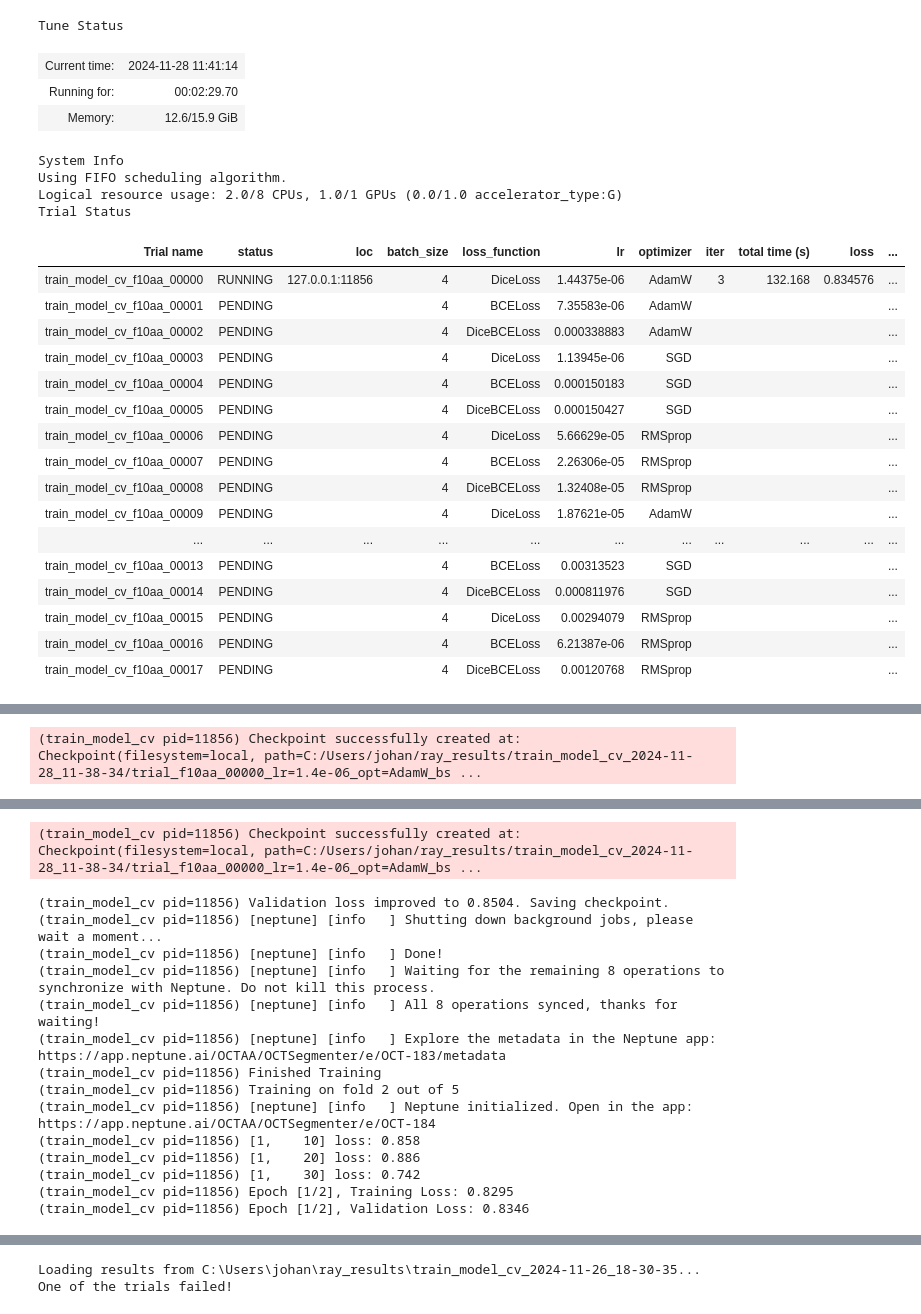
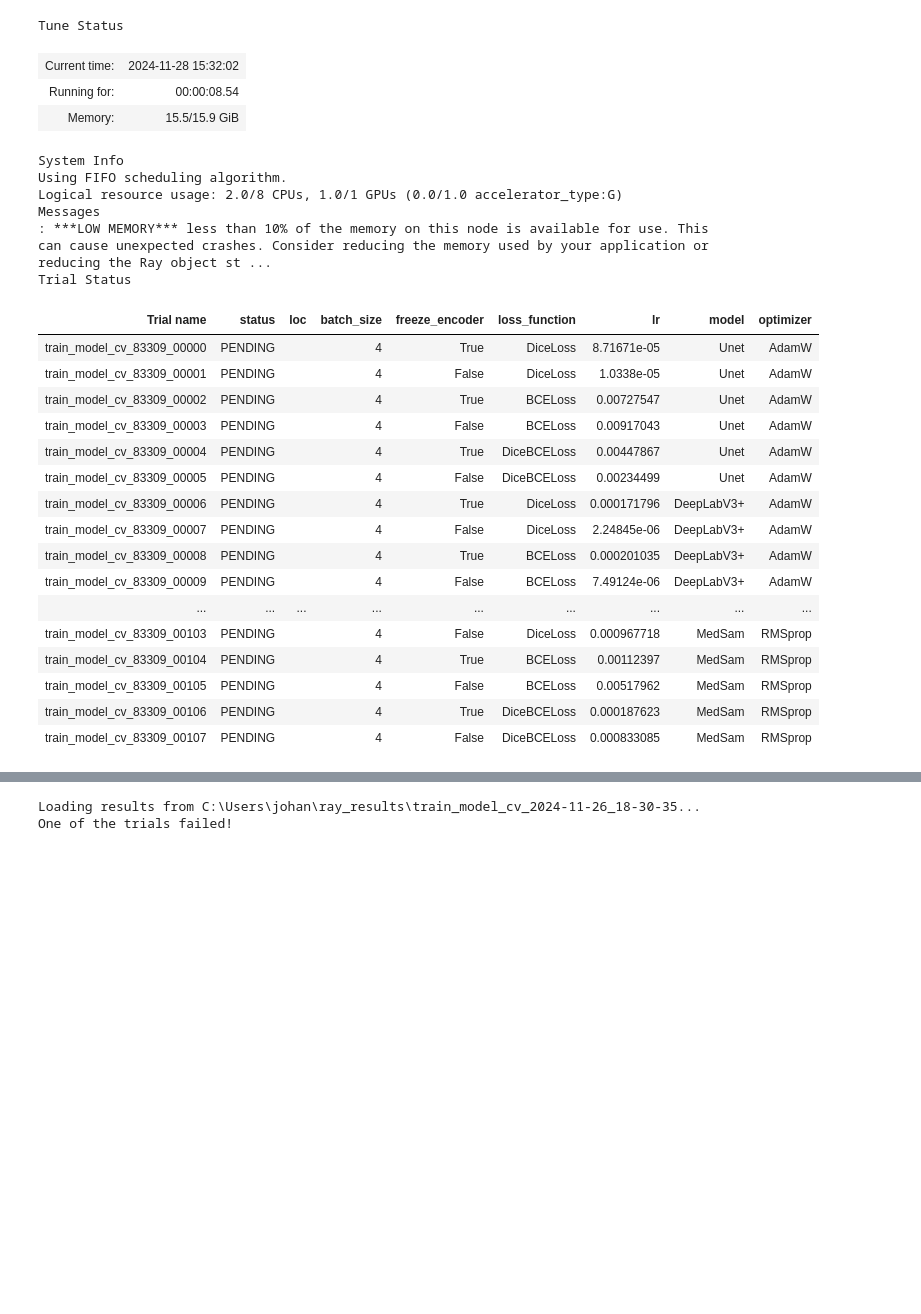
Before and after one commit to SamuelJessen/OCTSegmenter, a Jupyter notebook: training_loop_with_crossvalidation_and_logging.ipynb, the cells around one changed output, grey strips where cells are left out. Saved outputs shown, nothing was run; the diff lists cells and outputs as text; code cells hidden in the pictures; blank space fills up the shorter version.

Commit message:
Now you a unet, deeplabv3+, and medsam will be trained. Added trainingloop just for medsam aswell, it needs imagesize to be 1024.

```diff
--- a/training_loop_with_crossvalidation_and_logging.ipynb
+++ b/training_loop_with_crossvalidation_and_logging.ipynb
@@ -518,7 +656,7 @@ def visualize_cv_splits(metadata_df, n_splits=9):
 # Custom function to shorten trial directory names
 def trial_dirname_creator(trial):
     # Shorten the trial name to only include key parameters
-    return f"trial_{trial.trial_id}_lr={trial.config['lr']:.1e}_opt={trial.config['optimizer']}_bs={trial.config['batch_size']}"
+    return f"trial_{trial.trial_id}_lr={trial.config['lr']:.1e}_opt={trial.config['optimizer']}_bs={trial.config['batch_size']}_model={trial.config['model']}_freeze={trial.config['freeze_encoder']}_loss={trial.config['loss_function']}"
 
 def main(num_samples, gpus_per_trial, epochs, smoke_test, folds):
     if smoke_test:
@@ -540,7 +678,9 @@ def main(num_samples, gpus_per_trial, epochs, smoke_test, folds):
         "optimizer": tune.grid_search(["AdamW", "SGD", "RMSprop"]),
         "folds": folds,
         "patience": 20,
-        "loss_function": tune.grid_search(["DiceLoss", "BCELoss", "DiceBCELoss"])
+        "loss_function": tune.grid_search(["DiceLoss", "BCELoss", "DiceBCELoss"]),
+        "model": tune.grid_search(["Unet", "DeepLabV3+", "MedSam"]),
+        "freeze_encoder": tune.grid_search([True, False]),
     }
 
     # ASHA SCHEDULER, BUT WILL NOT BE USED
@@ -565,51 +705,53 @@ def main(num_samples, gpus_per_trial, epochs, smoke_test, folds):
             tune.with_parameters(train_model_cv),
             resources={"cpu": 2, "gpu": gpus_per_trial}
         ),
         tune_config=tune.TuneConfig(
-            metric="loss",
+            metric="dice_loss",
             mode="min",
             num_samples=num_samples,
             trial_dirname_creator=trial_dirname_creator,
         ),
         param_space=config,
         run_config=run_config,
     )
     results = tuner.fit()
 
     best_result = results.get_best_result("dice_loss", "min")
 
     print("Best trial config: {}".format(best_result.config))
     print("Best trial final validation loss: {}".format(
         best_result.metrics["loss"]))
     print("Best trial final validation accuracy: {}".format(
         best_result.metrics["accuracy"]))
 
     test_best_model(best_result)
 
 main(num_samples=2, gpus_per_trial=1, epochs=2, smoke_test=True, folds=5)
 # %% [output]
 Tune Status
-| Current time: | 2024-11-28 11:41:14 |
-| Running for: | 00:02:29.70 |
-| Memory: | 12.6/15.9 GiB |
+| Current time: | 2024-11-28 15:32:02 |
+| Running for: | 00:00:08.54 |
+| Memory: | 15.5/15.9 GiB |
 System Info
 Using FIFO scheduling algorithm.
 Logical resource usage: 2.0/8 CPUs, 1.0/1 GPUs (0.0/1.0 accelerator_type:G)
+Messages
+: ***LOW MEMORY*** less than 10% of the memory on this node is available for use. This can cause unexpected crashes. Consider reducing the memory used by your application or reducing the Ray object st ...
 Trial Status
-| Trial name | status | loc | batch_size | loss_function | lr | optimizer | iter | total time (s) | loss | ... |
-| train_model_cv_f10aa_00000 | RUNNING | 127.0.0.1:11856 | 4 | DiceLoss | 1.44375e-06 | AdamW | 3 | 132.168 | 0.834576 | ... |
-| train_model_cv_f10aa_00001 | PENDING |  | 4 | BCELoss | 7.35583e-06 | AdamW |  |  |  | ... |
-| train_model_cv_f10aa_00002 | PENDING |  | 4 | DiceBCELoss | 0.000338883 | AdamW |  |  |  | ... |
-| train_model_cv_f10aa_00003 | PENDING |  | 4 | DiceLoss | 1.13945e-06 | SGD |  |  |  | ... |
-| train_model_cv_f10aa_00004 | PENDING |  | 4 | BCELoss | 0.000150183 | SGD |  |  |  | ... |
-| train_model_cv_f10aa_00005 | PENDING |  | 4 | DiceBCELoss | 0.000150427 | SGD |  |  |  | ... |
-| train_model_cv_f10aa_00006 | PENDING |  | 4 | DiceLoss | 5.66629e-05 | RMSprop |  |  |  | ... |
-| train_model_cv_f10aa_00007 | PENDING |  | 4 | BCELoss | 2.26306e-05 | RMSprop |  |  |  | ... |
-| train_model_cv_f10aa_00008 | PENDING |  | 4 | DiceBCELoss | 1.32408e-05 | RMSprop |  |  |  | ... |
-| train_model_cv_f10aa_00009 | PENDING |  | 4 | DiceLoss | 1.87621e-05 | AdamW |  |  |  | ... |
-| ... | ... | ... | ... | ... | ... | ... | ... | ... | ... | ... |
-| train_model_cv_f10aa_00013 | PENDING |  | 4 | BCELoss | 0.00313523 | SGD |  |  |  | ... |
-| train_model_cv_f10aa_00014 | PENDING |  | 4 | DiceBCELoss | 0.000811976 | SGD |  |  |  | ... |
-| train_model_cv_f10aa_00015 | PENDING |  | 4 | DiceLoss | 0.00294079 | RMSprop |  |  |  | ... |
-| train_model_cv_f10aa_00016 | PENDING |  | 4 | BCELoss | 6.21387e-06 | RMSprop |  |  |  | ... |
-| train_model_cv_f10aa_00017 | PENDING |  | 4 | DiceBCELoss | 0.00120768 | RMSprop |  |  |  | ... |
+| Trial name | status | loc | batch_size | freeze_encoder | loss_function | lr | model | optimizer |
+| train_model_cv_83309_00000 | PENDING |  | 4 | True | DiceLoss | 8.71671e-05 | Unet | AdamW |
+| train_model_cv_83309_00001 | PENDING |  | 4 | False | DiceLoss | 1.0338e-05 | Unet | AdamW |
+| train_model_cv_83309_00002 | PENDING |  | 4 | True | BCELoss | 0.00727547 | Unet | AdamW |
+| train_model_cv_83309_00003 | PENDING |  | 4 | False | BCELoss | 0.00917043 | Unet | AdamW |
+| train_model_cv_83309_00004 | PENDING |  | 4 | True | DiceBCELoss | 0.00447867 | Unet | AdamW |
+| train_model_cv_83309_00005 | PENDING |  | 4 | False | DiceBCELoss | 0.00234499 | Unet | AdamW |
+| train_model_cv_83309_00006 | PENDING |  | 4 | True | DiceLoss | 0.000171796 | DeepLabV3+ | AdamW |
+| train_model_cv_83309_00007 | PENDING |  | 4 | False | DiceLoss | 2.24845e-06 | DeepLabV3+ | AdamW |
+| train_model_cv_83309_00008 | PENDING |  | 4 | True | BCELoss | 0.000201035 | DeepLabV3+ | AdamW |
+| train_model_cv_83309_00009 | PENDING |  | 4 | False | BCELoss | 7.49124e-06 | DeepLabV3+ | AdamW |
+| ... | ... | ... | ... | ... | ... | ... | ... | ... |
+| train_model_cv_83309_00103 | PENDING |  | 4 | False | DiceLoss | 0.000967718 | MedSam | RMSprop |
+| train_model_cv_83309_00104 | PENDING |  | 4 | True | BCELoss | 0.00112397 | MedSam | RMSprop |
+| train_model_cv_83309_00105 | PENDING |  | 4 | False | BCELoss | 0.00517962 | MedSam | RMSprop |
+| train_model_cv_83309_00106 | PENDING |  | 4 | True | DiceBCELoss | 0.000187623 | MedSam | RMSprop |
+| train_model_cv_83309_00107 | PENDING |  | 4 | False | DiceBCELoss | 0.000833085 | MedSam | RMSprop |
@@ -623 +759,0 @@ Trial Status
-(train_model_cv pid=11856) Checkpoint successfully created at: Checkpoint(filesystem=local, path=C:/Users/johan/ray_results/train_model_cv_2024-11-28_11-38-34/trial_f10aa_00000_lr=1.4e-06_opt=AdamW_bs ...
@@ -630,15 +759,0 @@ Trial Status
-(train_model_cv pid=11856) Checkpoint successfully created at: Checkpoint(filesystem=local, path=C:/Users/johan/ray_results/train_model_cv_2024-11-28_11-38-34/trial_f10aa_00000_lr=1.4e-06_opt=AdamW_bs ...
-(train_model_cv pid=11856) Validation loss improved to 0.8504. Saving checkpoint.
-(train_model_cv pid=11856) [neptune] [info   ] Shutting down background jobs, please wait a moment...
-(train_model_cv pid=11856) [neptune] [info   ] Done!
-(train_model_cv pid=11856) [neptune] [info   ] Waiting for the remaining 8 operations to synchronize with Neptune. Do not kill this process.
-(train_model_cv pid=11856) [neptune] [info   ] All 8 operations synced, thanks for waiting!
-(train_model_cv pid=11856) [neptune] [info   ] Explore the metadata in the Neptune app: https://app.neptune.ai/OCTAA/OCTSegmenter/e/OCT-183/metadata
-(train_model_cv pid=11856) Finished Training
-(train_model_cv pid=11856) Training on fold 2 out of 5
-(train_model_cv pid=11856) [neptune] [info   ] Neptune initialized. Open in the app: https://app.neptune.ai/OCTAA/OCTSegmenter/e/OCT-184
-(train_model_cv pid=11856) [1,    10] loss: 0.858
-(train_model_cv pid=11856) [1,    20] loss: 0.886
-(train_model_cv pid=11856) [1,    30] loss: 0.742
-(train_model_cv pid=11856) Epoch [1/2], Training Loss: 0.8295
-(train_model_cv pid=11856) Epoch [1/2], Validation Loss: 0.8346
```
Also changed, not shown: parts of 3 cells of this notebook, 1 other file.
